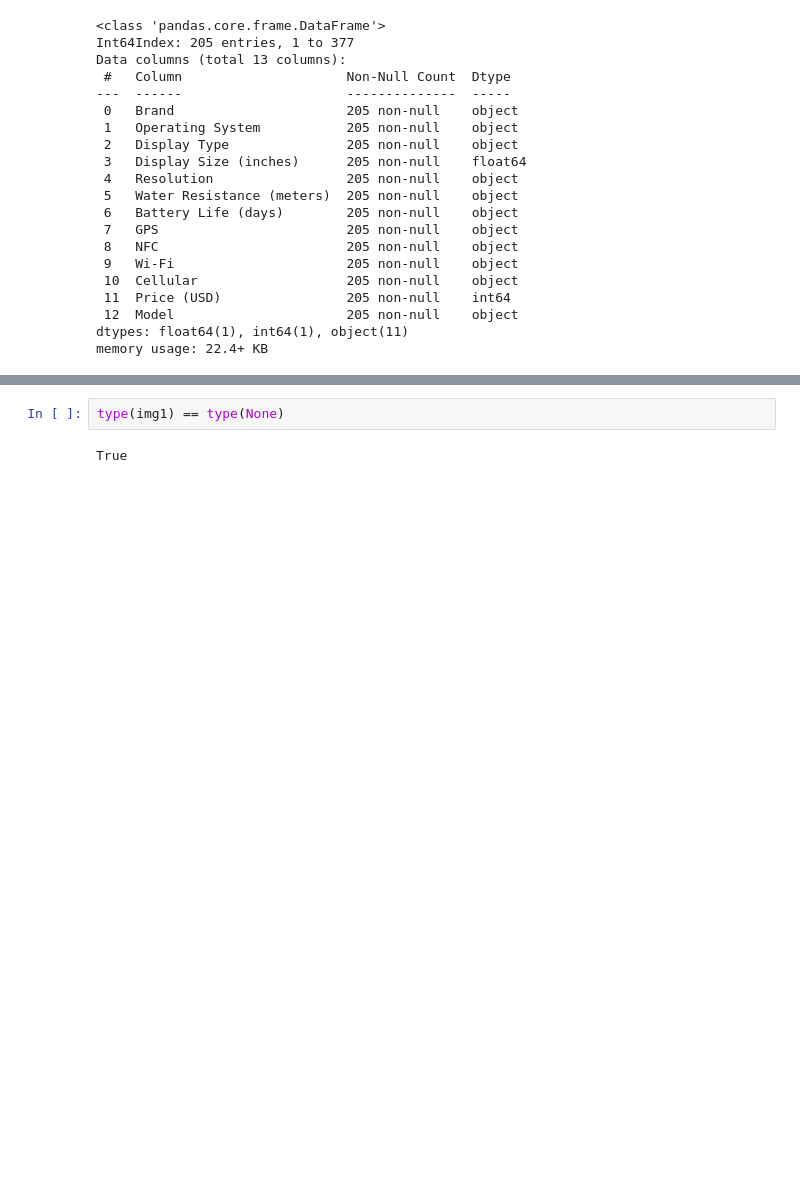
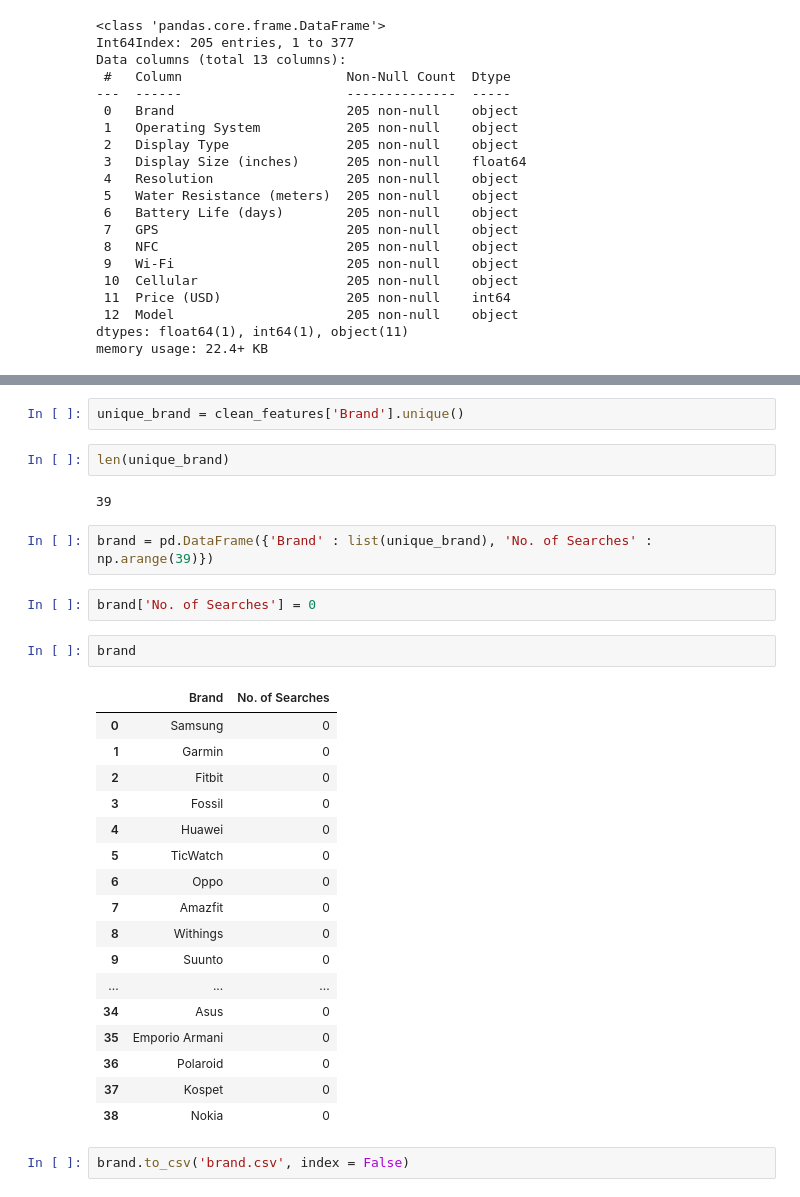
Before and after one commit to Shashankkrj/Smart_Watch_Price_Prediction, a Jupyter notebook: Code.ipynb, the cells around one changed output, grey strips where cells are left out. Drawn from its saved outputs; the diff is of its cells as text; blank space fills up the shorter version.

```diff
--- a/Code.ipynb
+++ b/Code.ipynb
@@ -1156,4 +1131,32 @@ img1 = img
-# %%
-type(img1) == type(None)
-# %% [output]
-True
+# %%
+unique_brand = clean_features['Brand'].unique()
+# %%
+len(unique_brand)
+# %% [output]
+39
+# %%
+brand = pd.DataFrame({'Brand' : list(unique_brand), 'No. of Searches' : np.arange(39)})
+# %%
+brand['No. of Searches'] = 0
+# %%
+brand
+# %% [output]
+|  | Brand | No. of Searches |
+| 0 | Samsung | 0 |
+| 1 | Garmin | 0 |
+| 2 | Fitbit | 0 |
+| 3 | Fossil | 0 |
+| 4 | Huawei | 0 |
+| 5 | TicWatch | 0 |
+| 6 | Oppo | 0 |
+| 7 | Amazfit | 0 |
+| 8 | Withings | 0 |
+| 9 | Suunto | 0 |
+| ... | ... | ... |
+| 34 | Asus | 0 |
+| 35 | Emporio Armani | 0 |
+| 36 | Polaroid | 0 |
+| 37 | Kospet | 0 |
+| 38 | Nokia | 0 |
+# %%
+brand.to_csv('brand.csv', index = False)
```
Also changed, not shown: parts of 23 cells of this notebook, 6 other files.
